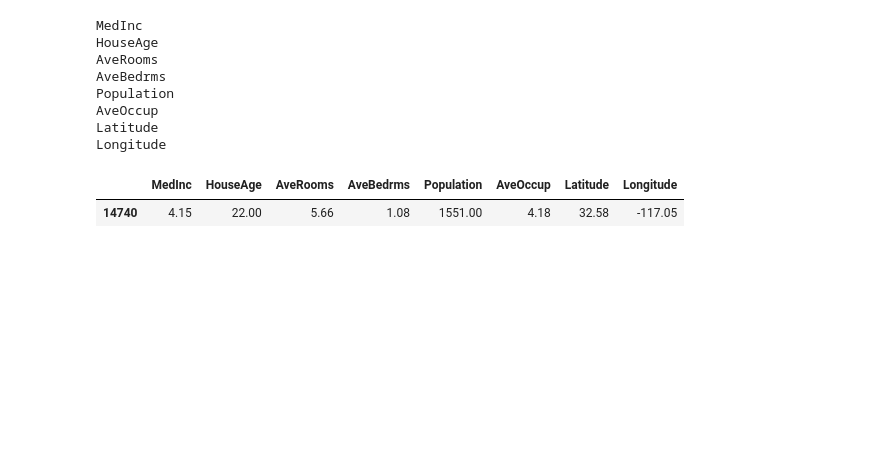
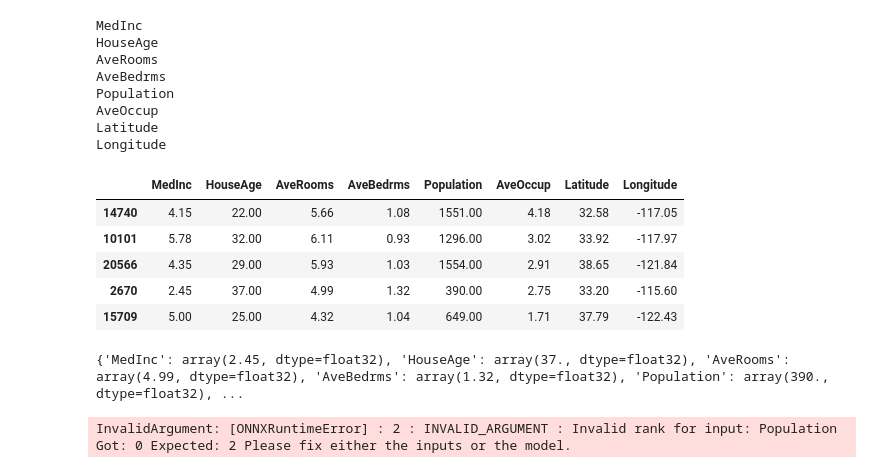
Before and after one commit to malet-ds/MLEngineerWithAzure, a Jupyter notebook: capstoneProject/onnx/ONNX.ipynb, the cells around one changed output. Saved outputs shown, nothing was run; the diff lists cells and outputs as text; code cells hidden in the pictures; blank space fills up the shorter version.

```diff
--- a/capstoneProject/onnx/ONNX.ipynb
+++ b/capstoneProject/onnx/ONNX.ipynb
@@ -138,7 +138,11 @@ AveOccup
 Latitude
 Longitude
 # %%
-x_test.head(1)
+x_test.head(5)
 # %% [output]
 |  | MedInc | HouseAge | AveRooms | AveBedrms | Population | AveOccup | Latitude | Longitude |
 | 14740 | 4.15 | 22.00 | 5.66 | 1.08 | 1551.00 | 4.18 | 32.58 | -117.05 |
+| 10101 | 5.78 | 32.00 | 6.11 | 0.93 | 1296.00 | 3.02 | 33.92 | -117.97 |
+| 20566 | 4.35 | 29.00 | 5.93 | 1.03 | 1554.00 | 2.91 | 38.65 | -121.84 |
+| 2670 | 2.45 | 37.00 | 4.99 | 1.32 | 390.00 | 2.75 | 33.20 | -115.60 |
+| 15709 | 5.00 | 25.00 | 4.32 | 1.04 | 649.00 | 1.71 | 37.79 | -122.43 |
@@ -153,0 +158,8 @@ results = session.run([], {"MedInc": numpy.array((4.15)).astype(numpy.float32),
+# %%
+print(data)
+# %% [output]
+{'MedInc': array(2.45, dtype=float32), 'HouseAge': array(37., dtype=float32), 'AveRooms': array(4.99, dtype=float32), 'AveBedrms': array(1.32, dtype=float32), 'Population': array(390., dtype=float32), ...
+# %%
+results = session.run([], data)
+# %% [output]
+InvalidArgument: [ONNXRuntimeError] : 2 : INVALID_ARGUMENT : Invalid rank for input: Population Got: 0 Expected: 2 Please fix either the inputs or the model.
```
Also changed, not shown: parts of 7 cells of this notebook.
